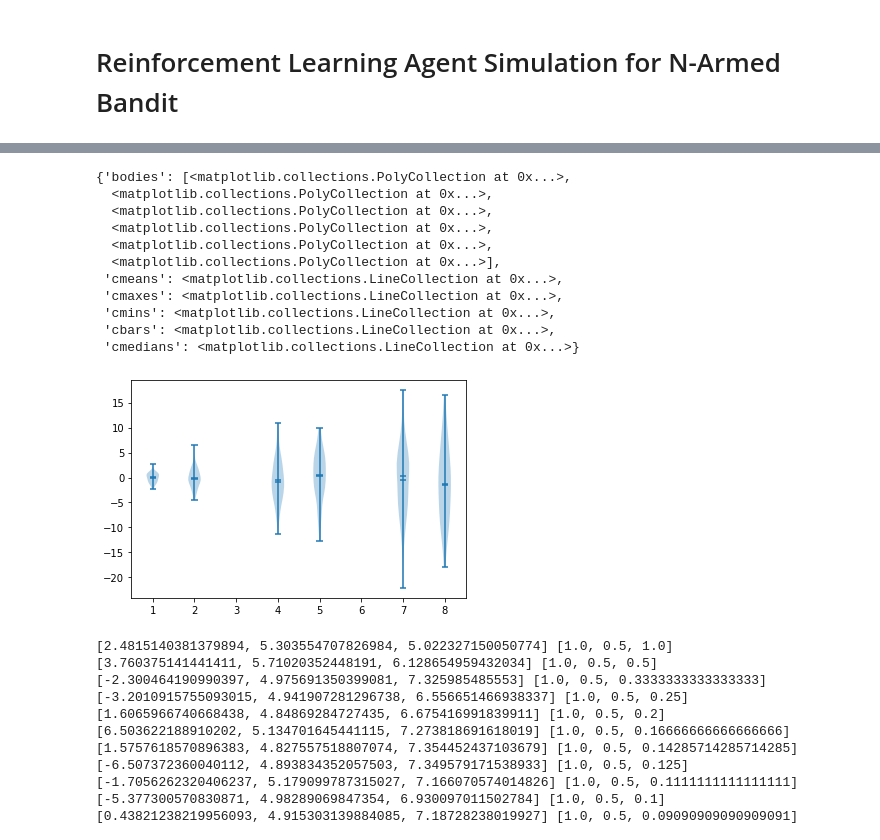
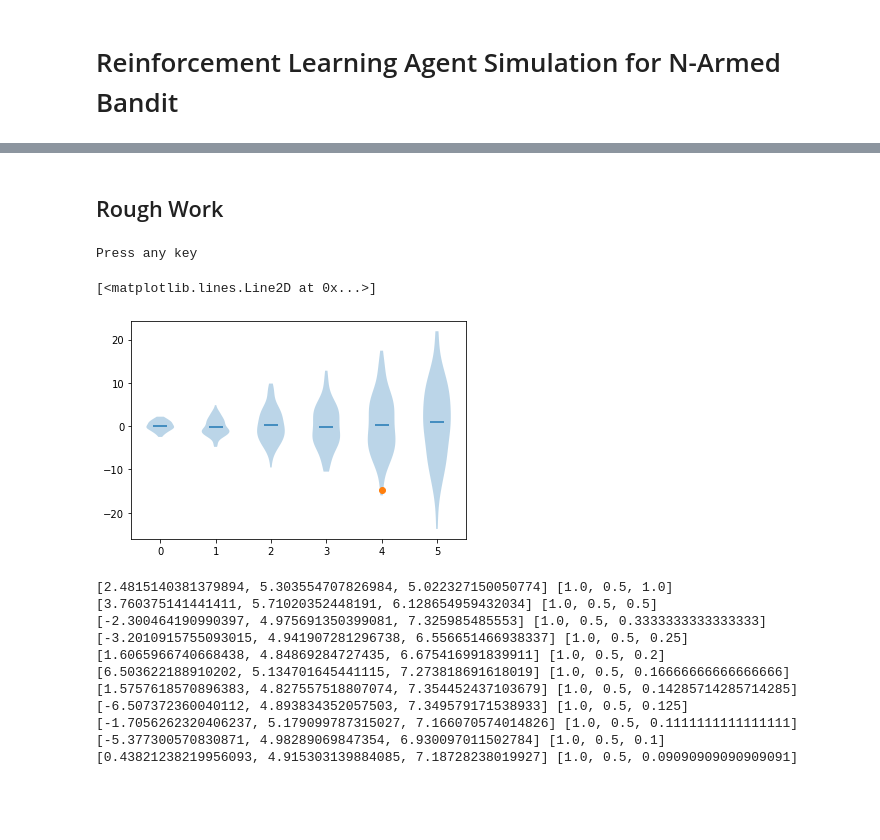
Before and after one commit to iam-sr13/IN-792-RL, a Jupyter notebook: NBandit .ipynb, the cells around one changed output, grey strips where cells are left out. Saved outputs shown, nothing was run; the diff lists cells and outputs as text; code cells hidden in the pictures; blank space fills up the shorter version.

Commit message:
Updated code
added violin plots interface and epsilon greedy code

```diff
--- a/NBandit .ipynb
+++ b/NBandit .ipynb
@@ -86,23 +158,18 @@ variance3 : 2
+# %% [markdown]
+## Rough Work
 # %%
 import numpy as np
 
+input("Press any key")
 fs = 10  # fontsize
 pos = [1, 2, 4, 5, 7, 8]
 data = [np.random.normal(0, std, size=100) for std in pos]
-plt.violinplot(data, pos, points=20, widths=0.3, showmeans=True, showextrema=True, showmedians=True)
+plt.violinplot(data,[0,1,2,3,4,5],showmeans=True,showextrema=False)
+plt.plot(4,np.random.normal(0, pos[4], size=1), "o")
 # %% [output]
-{'bodies': [<matplotlib.collections.PolyCollection at 0x...>,
-  <matplotlib.collections.PolyCollection at 0x...>,
-  <matplotlib.collections.PolyCollection at 0x...>,
-  <matplotlib.collections.PolyCollection at 0x...>,
-  <matplotlib.collections.PolyCollection at 0x...>,
-  <matplotlib.collections.PolyCollection at 0x...>],
- 'cmeans': <matplotlib.collections.LineCollection at 0x...>,
- 'cmaxes': <matplotlib.collections.LineCollection at 0x...>,
- 'cmins': <matplotlib.collections.LineCollection at 0x...>,
- 'cbars': <matplotlib.collections.LineCollection at 0x...>,
- 'cmedians': <matplotlib.collections.LineCollection at 0x...>}
+Press any key
+[<matplotlib.lines.Line2D at 0x...>]
-[figure, old version]
+[figure, new version]
 # %%
 avec = [2,5,7]
 svec = [3,1,2]
```
Also changed, not shown: parts of 7 cells of this notebook.
